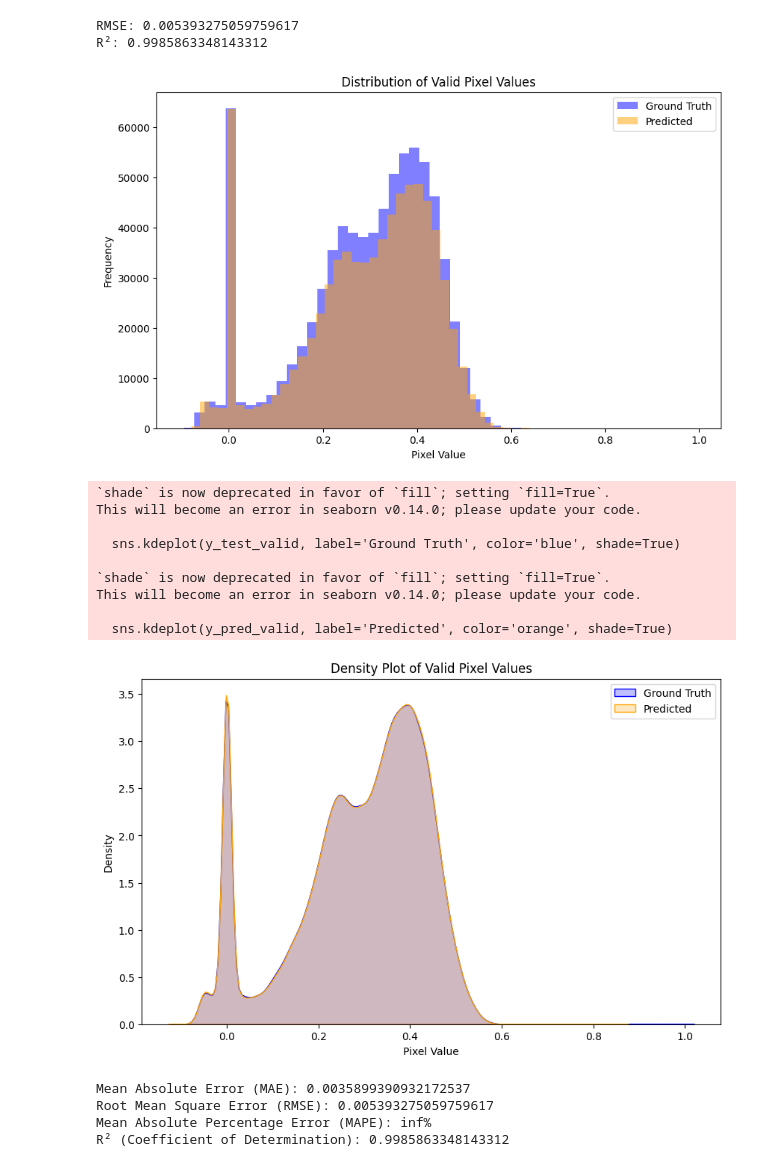
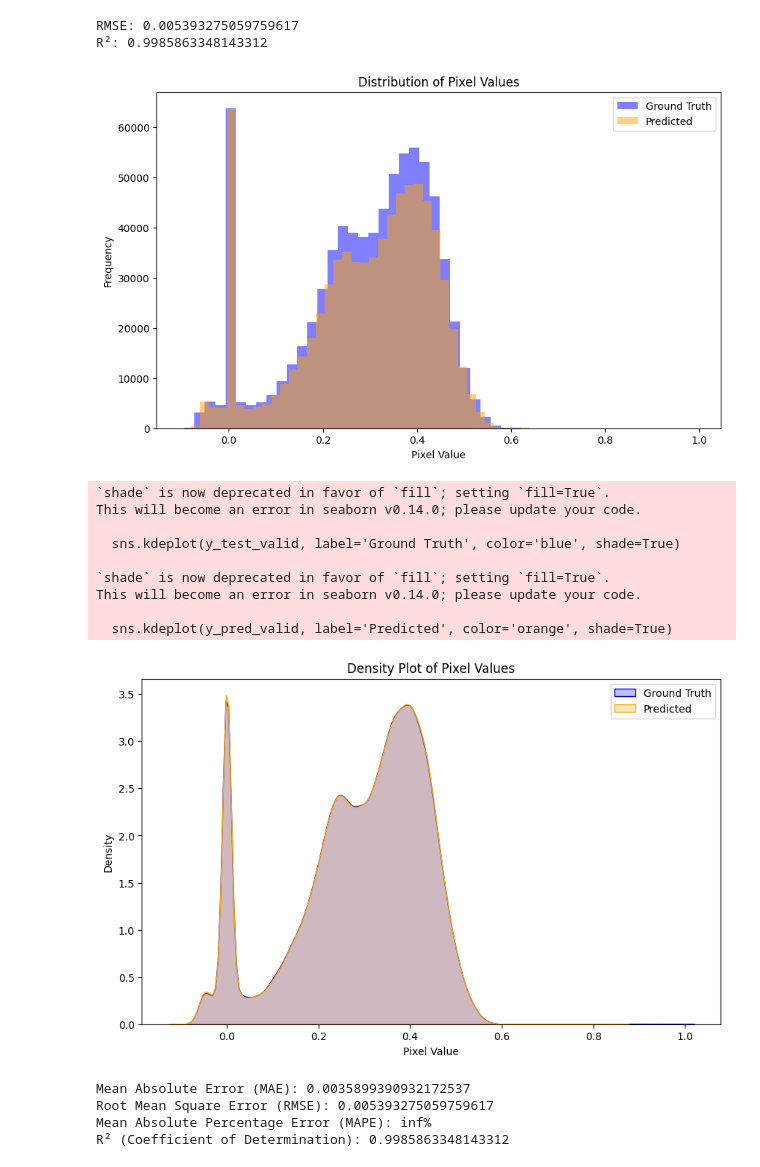
Before and after one commit to larasauser/2024_MLEES, a Jupyter notebook: Project/project_script.ipynb, the cells around one changed output. Saved outputs shown, nothing was run; the diff lists cells and outputs as text; code cells hidden in the pictures.

```diff
--- a/Project/project_script.ipynb
+++ b/Project/project_script.ipynb
@@ -1253,28 +1253,28 @@ R²: 0.9985863348143312
 # %%
 import matplotlib.pyplot as plt
 import seaborn as sns
 
 # Plot histograms
 plt.figure(figsize=(10, 6))
 plt.hist(y_test_valid, bins=50, alpha=0.5, label='Ground Truth', color='blue')
 plt.hist(y_pred_valid, bins=50, alpha=0.5, label='Predicted', color='orange')
-plt.title('Distribution of Valid Pixel Values')
+plt.title('Distribution of Pixel Values')
 plt.xlabel('Pixel Value')
 plt.ylabel('Frequency')
 plt.legend()
 plt.show()
 
 # Optional: Density plot (smoother)
 plt.figure(figsize=(10, 6))
 sns.kdeplot(y_test_valid, label='Ground Truth', color='blue', shade=True)
 sns.kdeplot(y_pred_valid, label='Predicted', color='orange', shade=True)
-plt.title('Density Plot of Valid Pixel Values')
+plt.title('Density Plot of Pixel Values')
 plt.xlabel('Pixel Value')
 plt.ylabel('Density')
 plt.legend()
 plt.show()
 # %% [output]
-[figure, old version]
+[figure, new version]
 `shade` is now deprecated in favor of `fill`; setting `fill=True`.
 This will become an error in seaborn v0.14.0; please update your code.
 
@@ -1284,7 +1284,7 @@ This will become an error in seaborn v0.14.0; please update your code.
 This will become an error in seaborn v0.14.0; please update your code.
 
   sns.kdeplot(y_pred_valid, label='Predicted', color='orange', shade=True)
-[figure, old version]
+[figure, new version]
 # %%
 mae = np.mean(np.abs(y_test_valid - y_pred_valid))
 print(f"Mean Absolute Error (MAE): {mae}")
```
Also changed, not shown: parts of 3 cells of this notebook.
